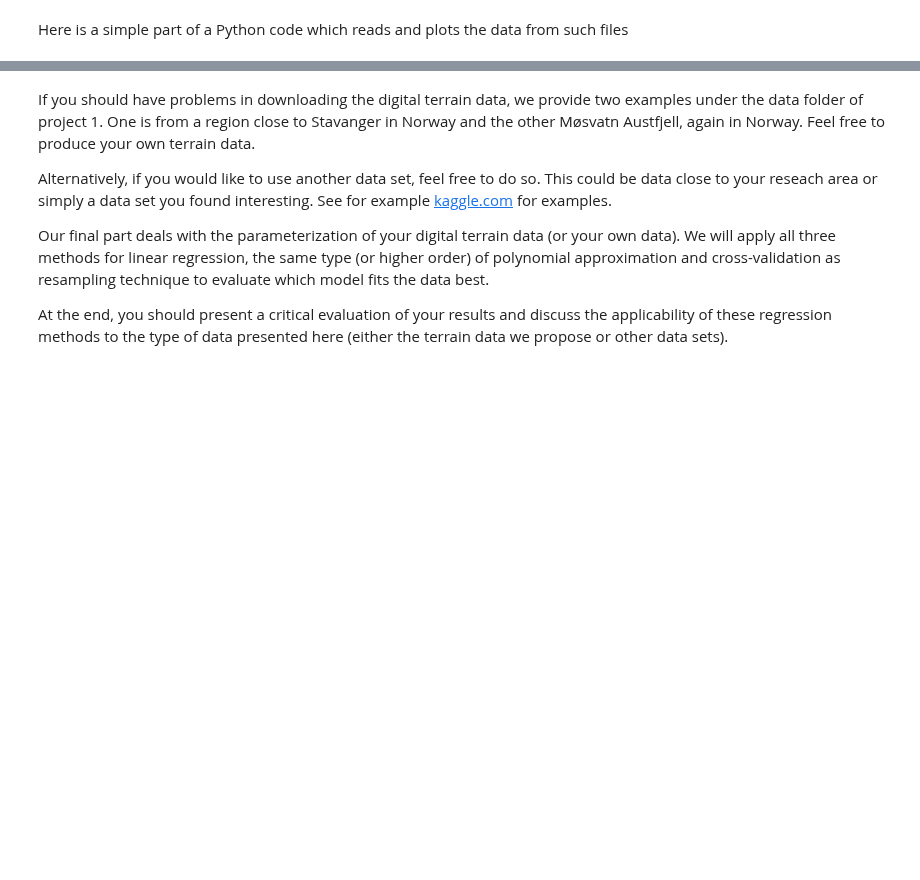
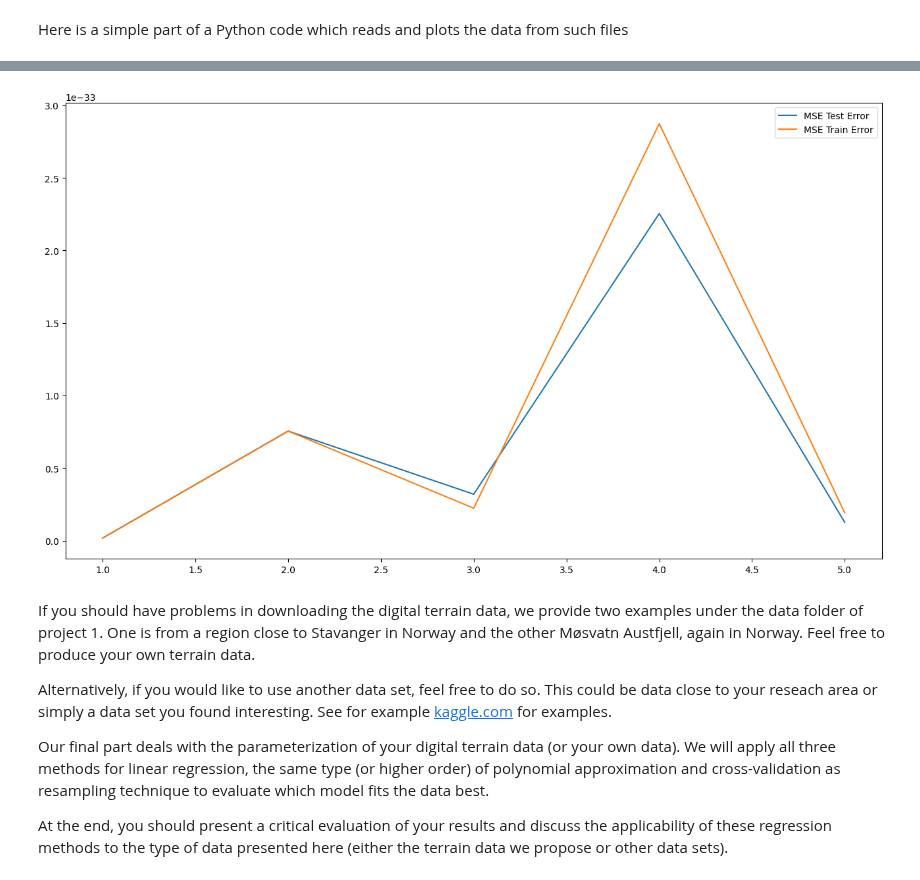
Before and after one commit to Sofriet/Project1data-ml, a Jupyter notebook: Project1.ipynb, the cells around one changed output, grey strips where cells are left out. Cells and saved outputs as stored; diff of their text form; code cells hidden in the pictures; blank space fills up the shorter version.

```diff
--- a/Project1.ipynb
+++ b/Project1.ipynb
@@ -849,3 +911,32 @@ plt.show()
+# %%
+##OLS:
+MSETrain = []
+MSETest = []
+PolyDegree = []
+
+PolynomialDegree = 5
+
+X = create_X(datapoints[:, 0], datapoints[:, 1], PolynomialDegree)
+X_train, X_test, z_train, z_test = train_test_split(X,z,test_size=0.2)
+clf = skl.LinearRegression().fit(X_train, z_train)
+
+for degree in range(1, PolynomialDegree + 1):
+    model = make_pipeline(PolynomialFeatures(degree=degree), LinearRegression(fit_intercept=False))
+    clf = model.fit(X_train, z_train)
+    z_fit = clf.predict(X_train)
+    z_pred = clf.predict(X_test)
+    PolyDegree.append(degree)
+    MSETrain.append(mean_squared_error(z_fit,z_train))
+    MSETest.append(mean_squared_error(z_test, z_pred))
+
+
+plt.figure(figsize=(16,9))
+plt.plot(PolyDegree, MSETest, label='MSE Test Error')
+plt.plot(PolyDegree, MSETrain, label='MSE Train Error')
+plt.legend()
+plt.show()
+# %% [output]
+[figure, added]
 # %% [markdown]
 If you should have problems in downloading the digital terrain data,
 we provide two examples under the data folder of project 1. One is
```
Also changed, not shown: parts of 7 cells of this notebook, 1 other file.
